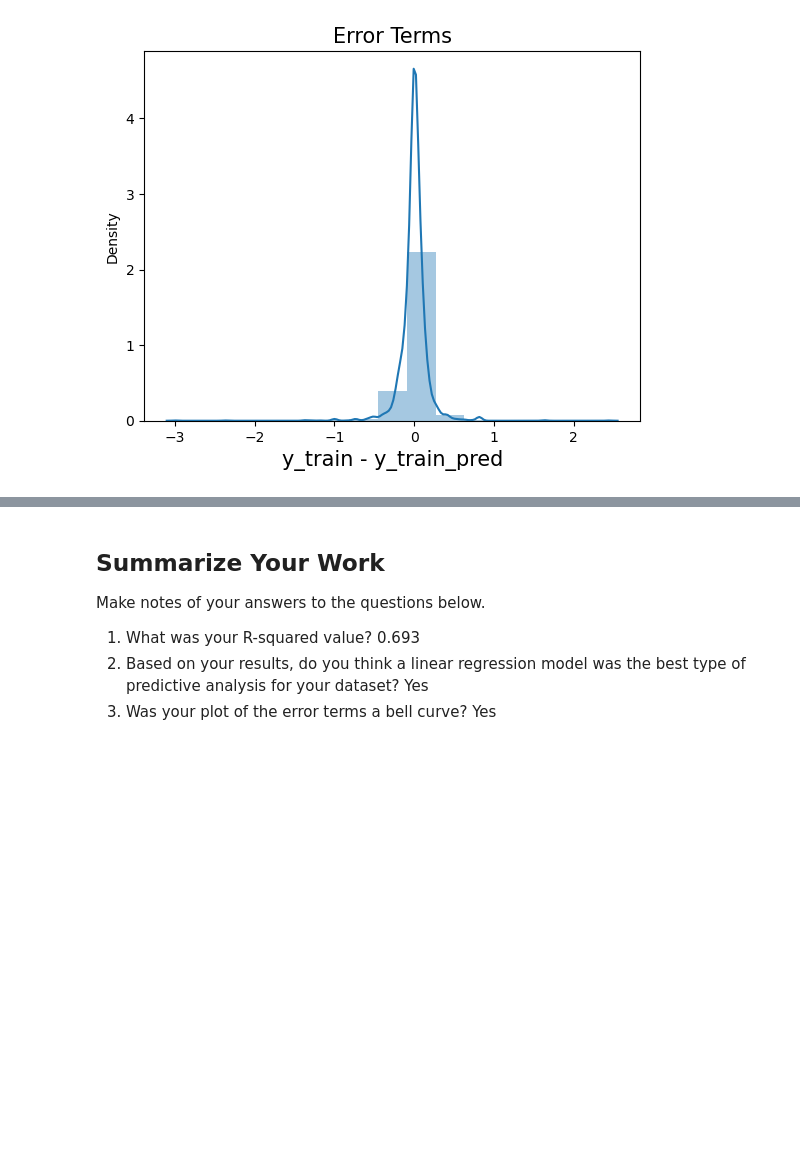
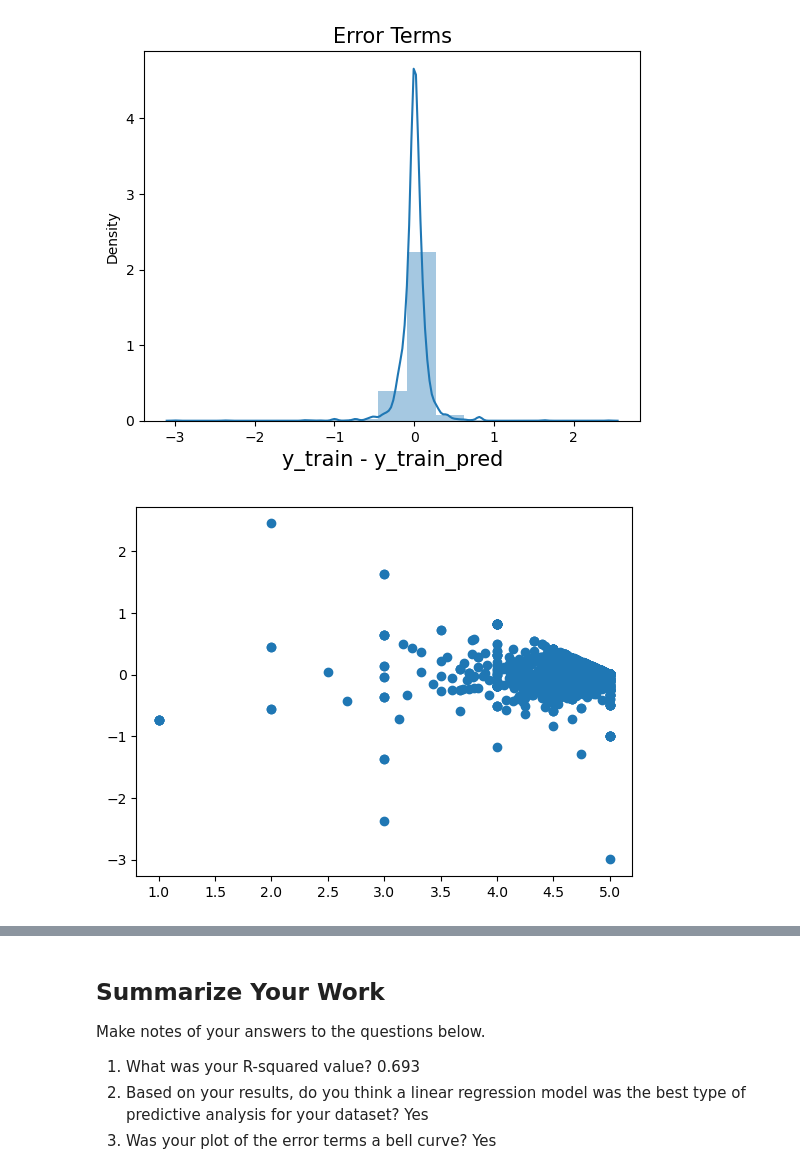
Before and after one commit to mdkronk/checkpoint-five, a Jupyter notebook: checkpoint-five.ipynb, the cells around one changed output, grey strips where cells are left out. Cells and saved outputs as stored; diff of their text form; code cells hidden in the pictures; blank space fills up the shorter version.

```diff
--- a/checkpoint-five.ipynb
+++ b/checkpoint-five.ipynb
@@ -214,3 +207,9 @@ plt.xlabel('y_train - y_train_pred', fontsize = 15)
 plt.show()
 # %% [output]
 [figure]
+# %%
+# Looking for any patterns in the residuals
+plt.scatter(X_train,res)
+plt.show()
+# %% [output]
+[figure, added]
```
Also changed, not shown: parts of 13 cells of this notebook.
